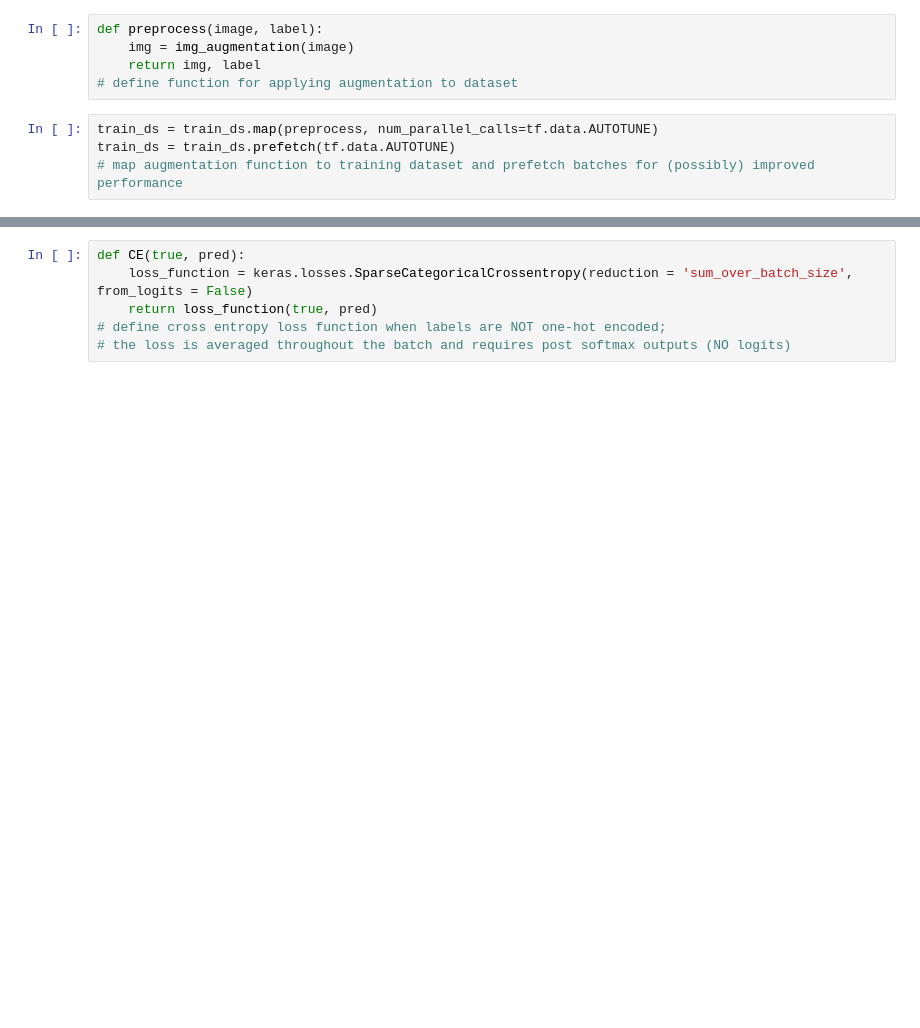
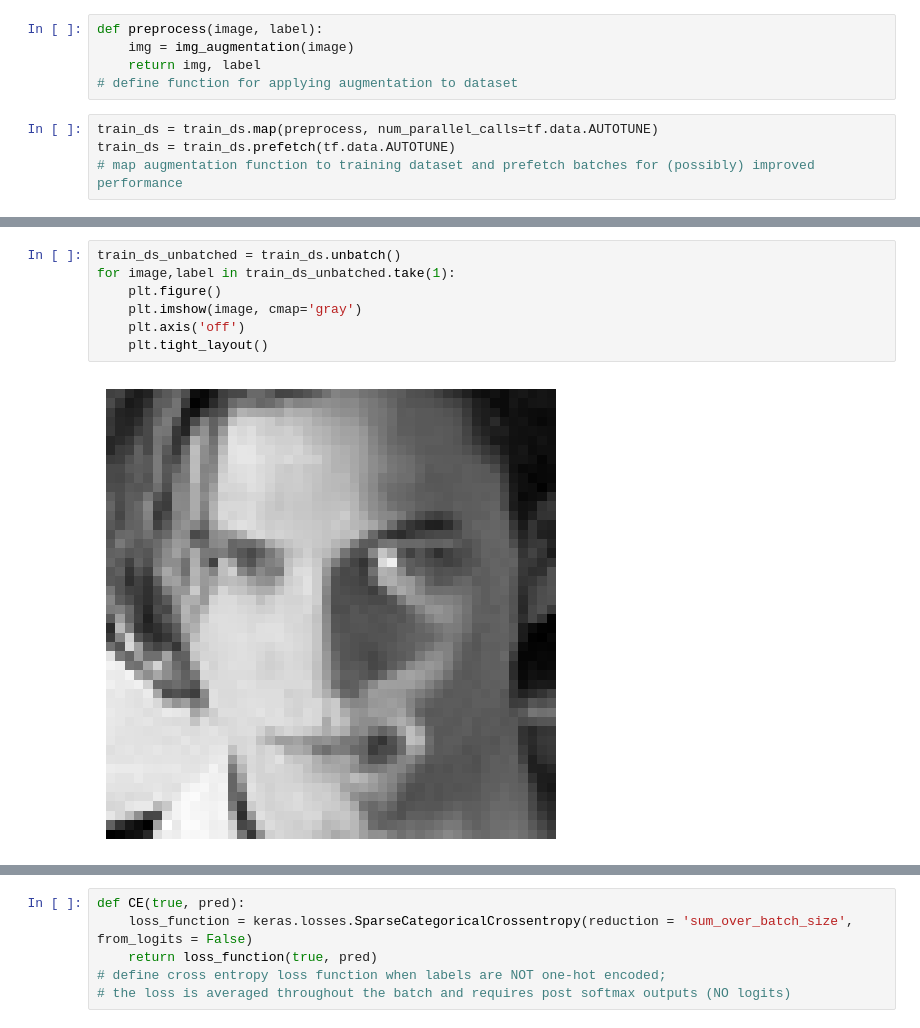
Before and after one commit to GianfriShow/ExperisAcademy_DataScience_AlessioManfredi, a Jupyter notebook: final_project/script.ipynb, the cells around one changed output, grey strips where cells are left out. Drawn from its saved outputs; the diff is of its cells as text; blank space fills up the shorter version.

```diff
--- a/final_project/script.ipynb
+++ b/final_project/script.ipynb
@@ -96,0 +101,9 @@ for images,labels in train_ds.take(1):
+# %%
+train_ds_unbatched = train_ds.unbatch()
+for image,label in train_ds_unbatched.take(1):
+    plt.figure()
+    plt.imshow(image, cmap='gray')
+    plt.axis('off')
+    plt.tight_layout()
+# %% [output]
+[figure, added]
```
Also changed, not shown: parts of 7 cells of this notebook.
